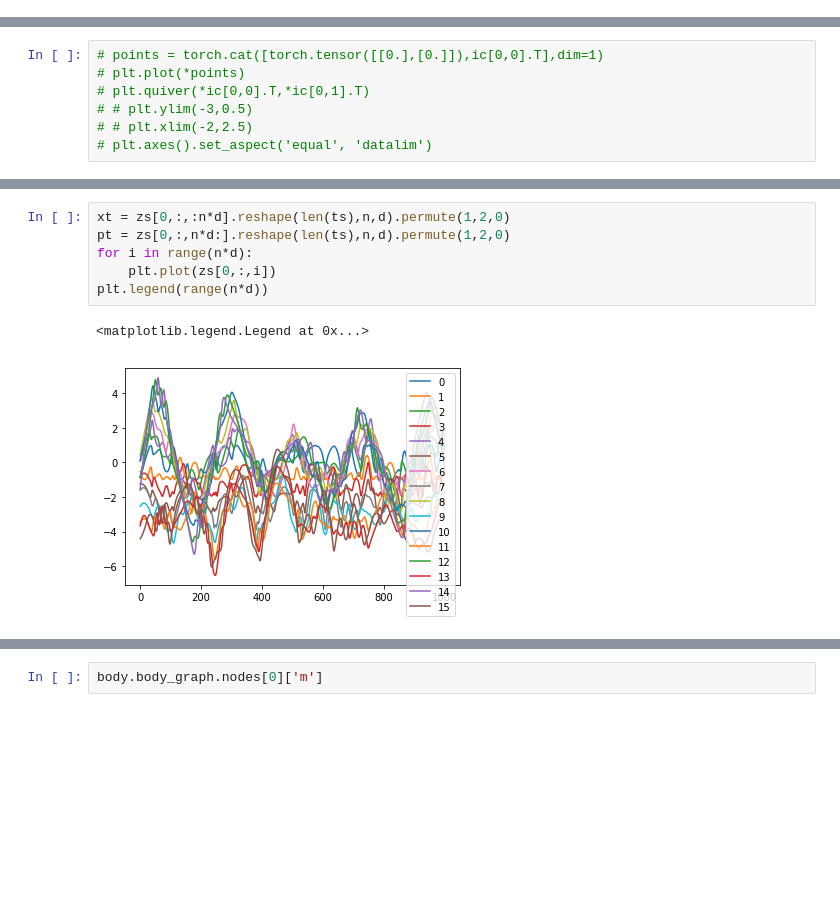
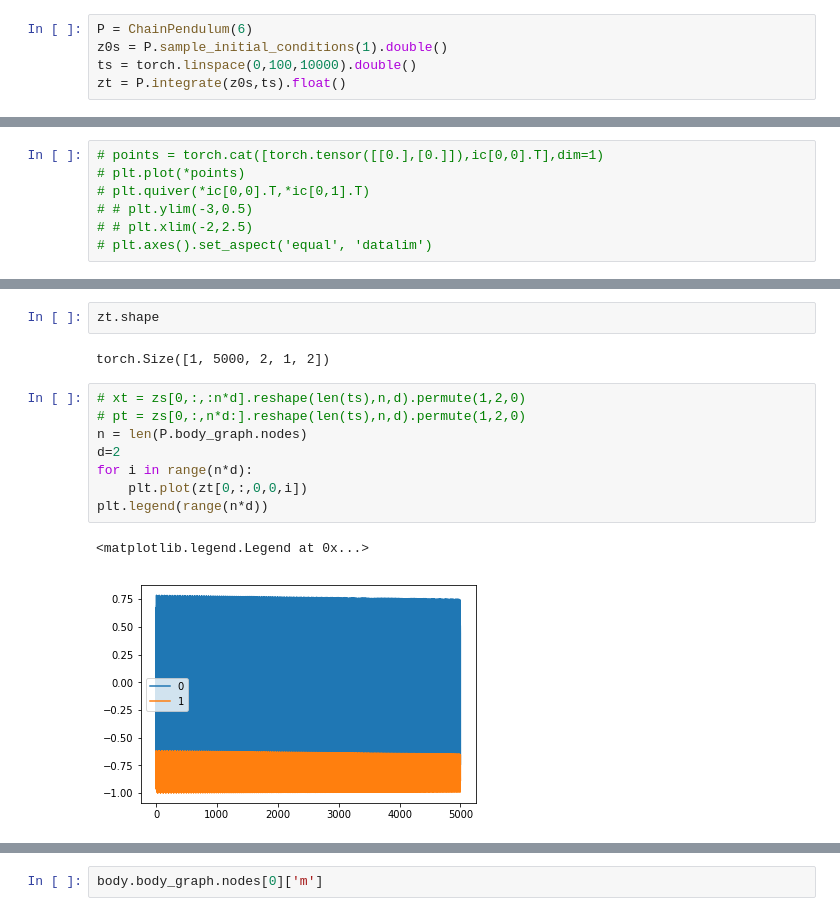
Before and after one commit to mfinzi/constrained-hamiltonian-neural-networks, a Jupyter notebook: pendulum.ipynb, the cells around one changed output, grey strips where cells are left out. Cells and saved outputs as stored; diff of their text form; blank space fills up the shorter version.

```diff
--- a/pendulum.ipynb
+++ b/pendulum.ipynb
@@ -15,0 +41,5 @@ The autoreload extension is already loaded. To reload it, use:
+# %%
+P = ChainPendulum(6)
+z0s = P.sample_initial_conditions(1).double()
+ts = torch.linspace(0,100,10000).double()
+zt = P.integrate(z0s,ts).float()
@@ -45,12 +125,18 @@ torch.Size([1, 1000, 32])
+# %%
+zt.shape
+# %% [output]
+torch.Size([1, 5000, 2, 1, 2])
 # %%
-xt = zs[0,:,:n*d].reshape(len(ts),n,d).permute(1,2,0)
-pt = zs[0,:,n*d:].reshape(len(ts),n,d).permute(1,2,0)
+# xt = zs[0,:,:n*d].reshape(len(ts),n,d).permute(1,2,0)
+# pt = zs[0,:,n*d:].reshape(len(ts),n,d).permute(1,2,0)
+n = len(P.body_graph.nodes)
+d=2
 for i in range(n*d):
-    plt.plot(zs[0,:,i])
+    plt.plot(zt[0,:,0,0,i])
 plt.legend(range(n*d))
 # %% [output]
 <matplotlib.legend.Legend at 0x...>
-[figure, old version]
+[figure, new version]
 # %%
 plt.plot((xt[0]**2).sum(0))
 for i in range(n-1):
```
Also changed, not shown: parts of 30 cells of this notebook, 5 other files.
